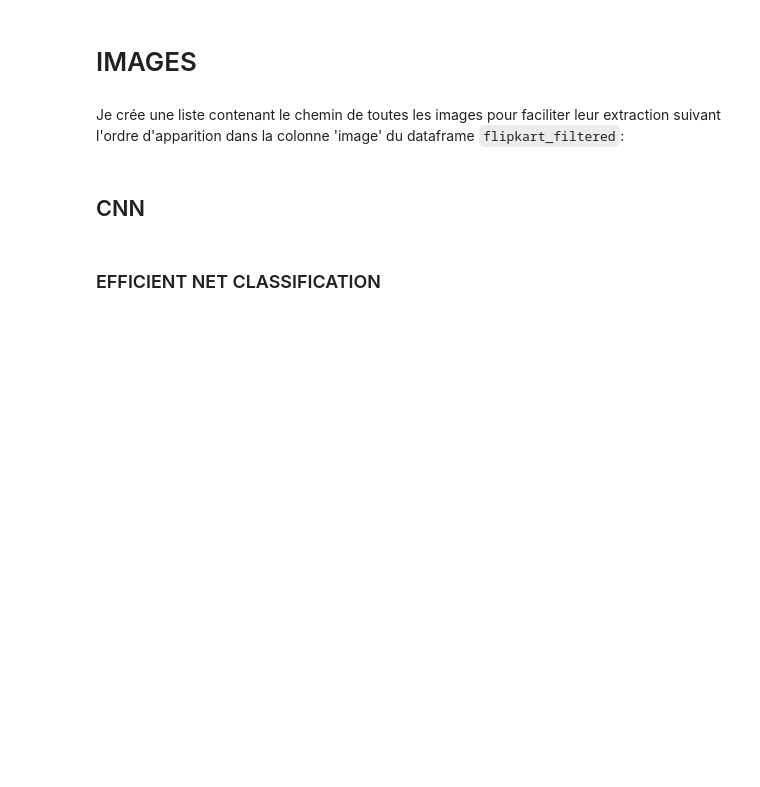
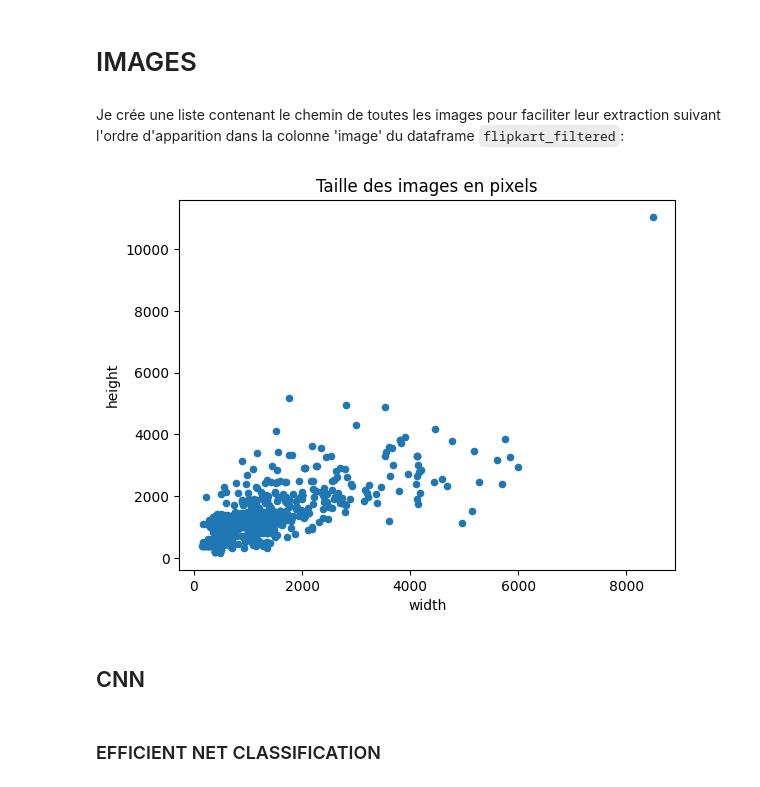
Before and after one commit to Hedredo/oc_projet_6, a Jupyter notebook: cnn.ipynb, the cells around one changed output. Cells and saved outputs as stored; diff of their text form; code cells hidden in the pictures; blank space fills up the shorter version.

```diff
--- a/cnn.ipynb
+++ b/cnn.ipynb
@@ -11,3 +20,14 @@ path = "./Images/"
 
 # Création de la liste contenant les chemins d'accès ordonnées
 image_paths = [path + image for image in flipkart_filtered["image"]]
+# %%
+# Création d'un dataframe avec les dimensions de chaque image
+res_frame = pd.DataFrame([cv2.imread(image_path).shape for image_path in image_paths])
+res_frame.rename(columns={0: "height", 1: "width", 2: "channels"}, inplace=True)
+# %%
+# Scatter plot de la taille des images
+res_frame.filter(["height", "width"]).plot(kind='scatter', x='width', y='height')
+plt.title("Taille des images en pixels")
+plt.show()
+# %% [output]
+[figure, added]
```
Also changed, not shown: parts of 33 cells of this notebook.
